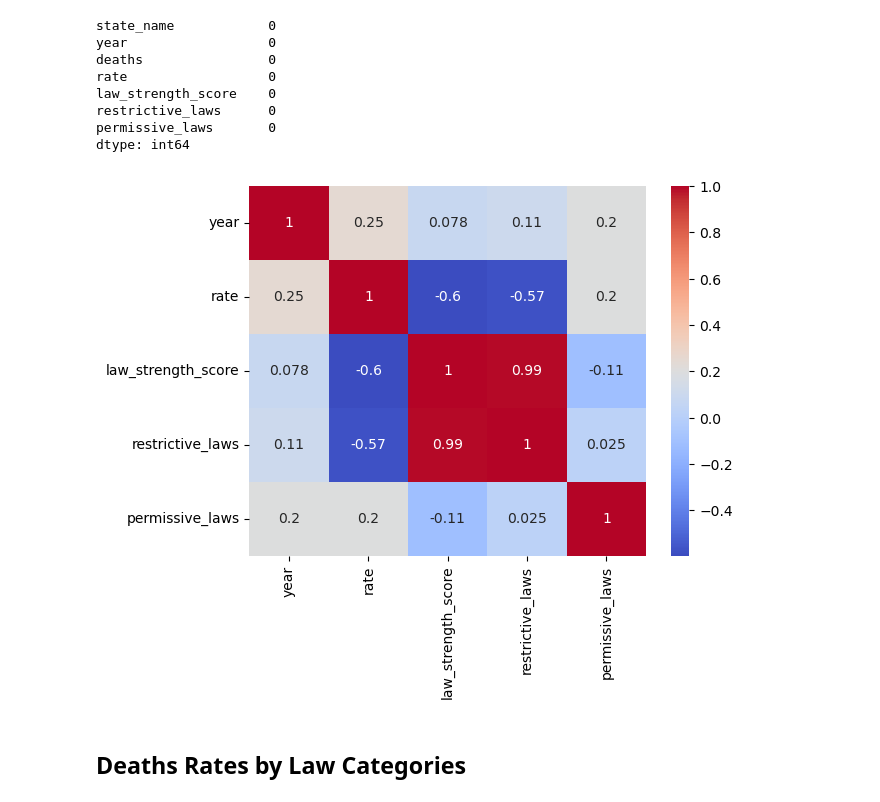
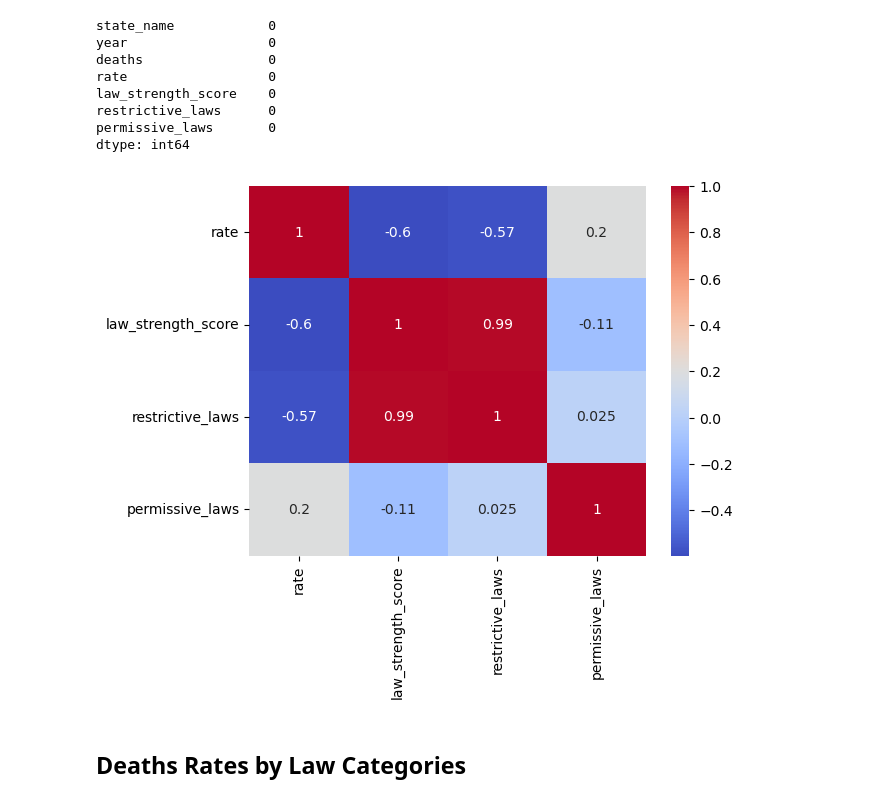
Before and after one commit to chloeob74/gun_policy_analysis, a Jupyter notebook: q_law_types/eda-terry.ipynb, the cells around one changed output. Saved outputs shown, nothing was run; the diff lists cells and outputs as text; code cells hidden in the pictures.

```diff
--- a/q_law_types/eda-terry.ipynb
+++ b/q_law_types/eda-terry.ipynb
@@ -173,11 +276,11 @@ permissive_laws       0
 dtype: int64
 # %%
 # Correlation Heatmap
-correlation_matrix = df[['year', 'rate', 'law_strength_score', 'restrictive_laws', 'permissive_laws']].corr()
+correlation_matrix = df[['rate', 'law_strength_score', 'restrictive_laws', 'permissive_laws']].corr()
 sns.heatmap(correlation_matrix, annot=True, cmap='coolwarm')
 plt.show()
 # %% [output]
-[figure, old version]
+[figure, new version]
 # %% [markdown]
 ## Deaths Rates by Law Categories
 # %%
```
Also changed, not shown: parts of 8 cells of this notebook.
